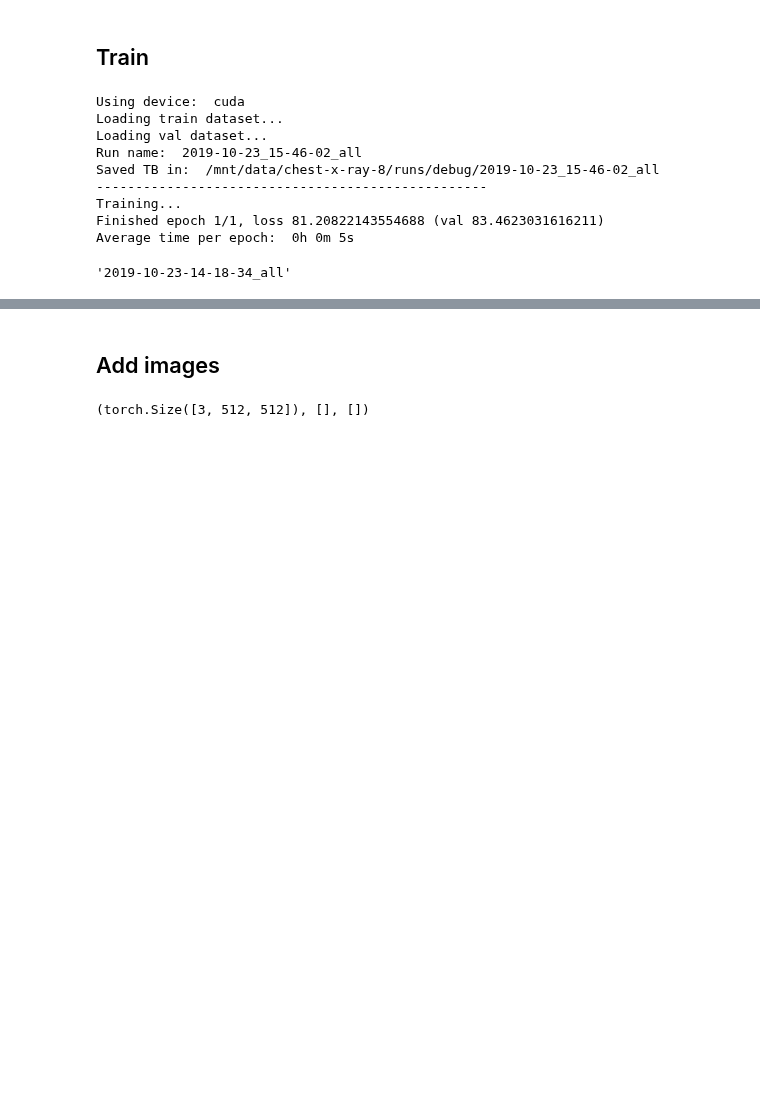
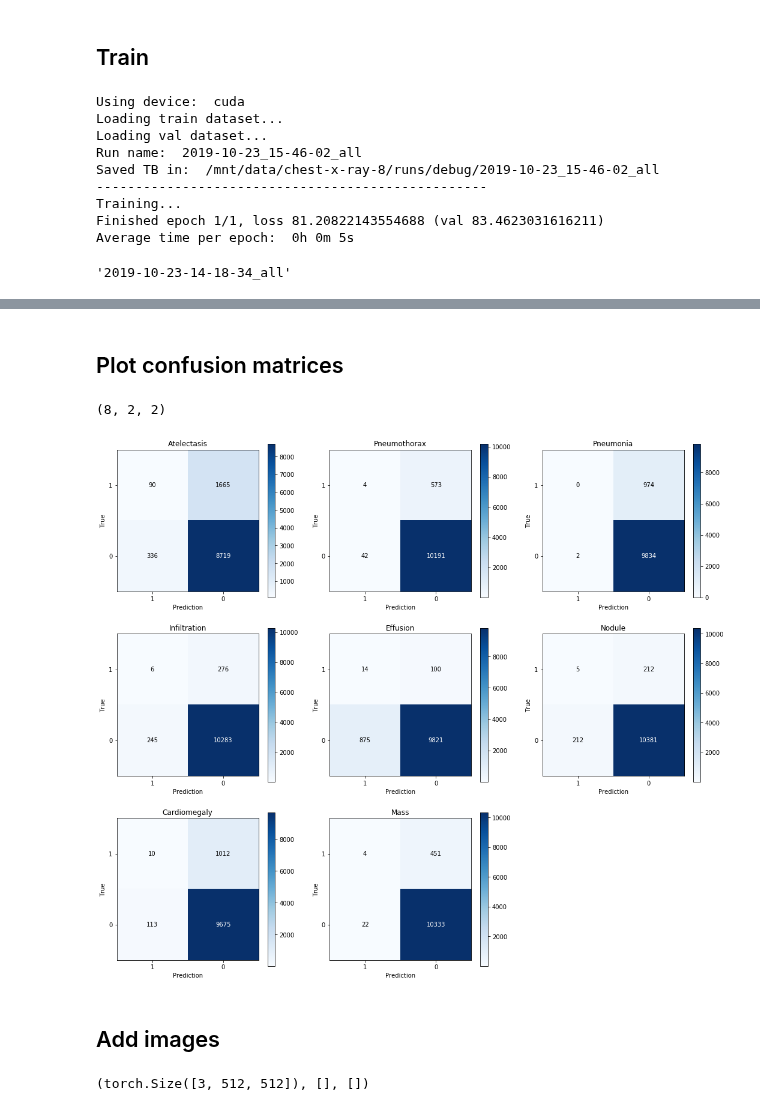
Before and after one commit to pdpino/cxr8, a Jupyter notebook: Training.ipynb, the cells around one changed output, grey strips where cells are left out. Saved outputs shown, nothing was run; the diff lists cells and outputs as text; code cells hidden in the pictures; blank space fills up the shorter version.

```diff
--- a/Training.ipynb
+++ b/Training.ipynb
@@ -86,0 +91,5 @@ model_run.run_name
+# %%
+run_name = "2019-10-23_15-58-07"
+# %%
+model, _, chosen_diseases = load_model(BASE_DIR, run_name)
+model = model.to(device)
@@ -87,3 +109,17 @@ model_run.run_name
+# %% [markdown]
+## Plot confusion matrices
+# %%
+val_cms = np.load(CMS_DIR + "/" + run_name + "_val.npy") # train, val or all
+val_cms.shape
+# %% [output]
+(8, 2, 2)
+# %%
+classes = [1, 0] # Positive, negative
+
+plt.figure(figsize=(18,16))
+plot_cms(cms, classes, chosen_diseases)
+# %% [output]
+[figure, added]
 # %% [markdown]
 ## Add images
 # %%
```
Also changed, not shown: parts of 5 cells of this notebook, 4 other files.
